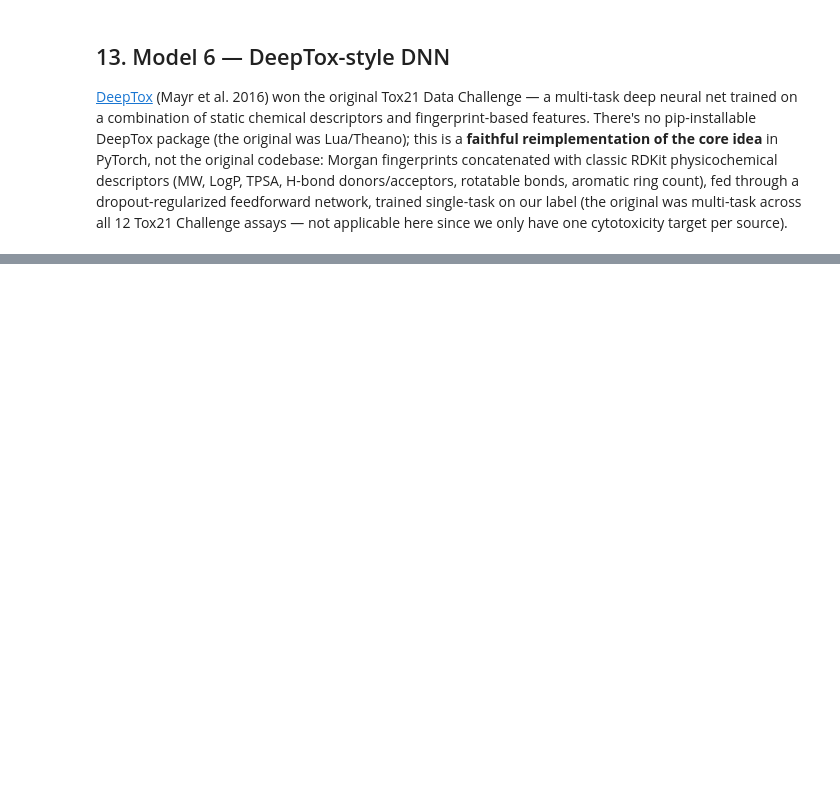
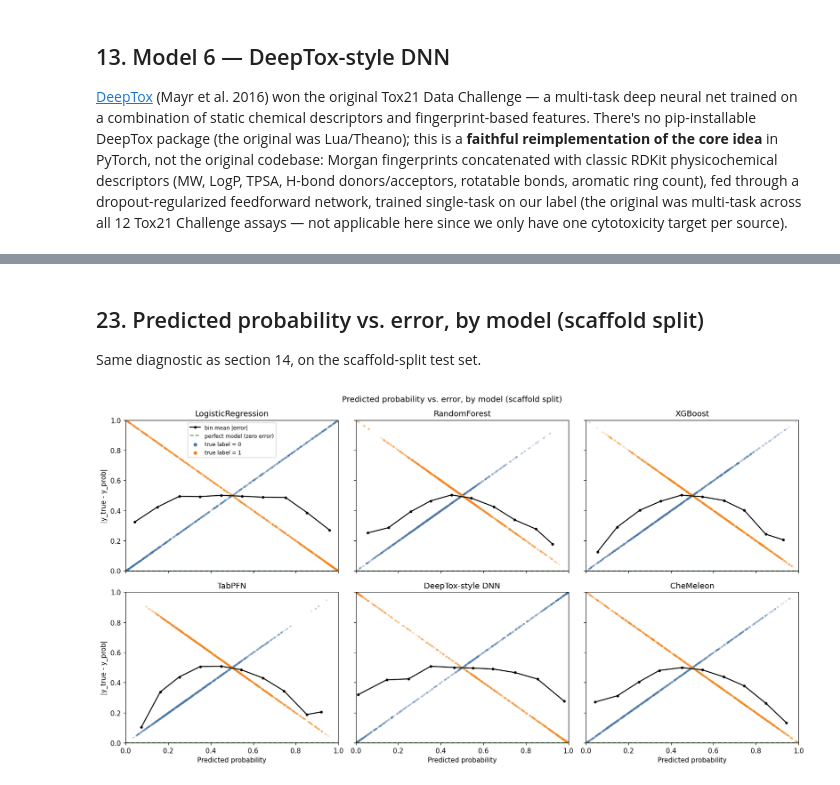
Before and after one commit to akkarimi/cytotoxicity-dataset-collection, a Jupyter notebook: notebooks/eda_and_baselines.ipynb, the cells around one changed output, grey strips where cells are left out. Saved outputs shown, nothing was run; the diff lists cells and outputs as text; code cells hidden in the pictures; blank space fills up the shorter version.

```diff
--- a/notebooks/eda_and_baselines.ipynb
+++ b/notebooks/eda_and_baselines.ipynb
@@ -499,0 +906,11 @@ DeepTox-style DNN: ROC-AUC=0.730  PR-AUC=0.670  balanced_acc=0.663  F1=0.601
+# %%
+scale_pos_weight_s = (y_train_s == 0).sum() / (y_train_s == 1).sum()
+xgb_clf_s = xgb.XGBClassifier(
+    n_estimators=500, max_depth=6, learning_rate=0.05,
+    subsample=0.8, colsample_bytree=0.8,
+    scale_pos_weight=scale_pos_weight_s,
+    eval_metric="logloss", n_jobs=-1, random_state=42,
+)
+xgb_clf_s.fit(X_train_s, y_train_s)
+y_prob_xgb_s = xgb_clf_s.predict_proba(X_test_s)[:, 1]
+_ = evaluate_scaffold("XGBoost", y_test_s, y_prob_xgb_s, meta_test_s)
@@ -499,0 +1006,5 @@ DeepTox-style DNN: ROC-AUC=0.730  PR-AUC=0.670  balanced_acc=0.663  F1=0.601
+# %%
+chemeleon_out_s = pd.read_csv(chemeleon_preds_path_s)
+assert len(chemeleon_out_s) == len(meta_test_s), "row count mismatch -- did test.csv change?"
+y_prob_chemeleon_s = chemeleon_out_s["cytotoxic_label"].values
+_ = evaluate_scaffold("CheMeleon", y_test_s, y_prob_chemeleon_s, meta_test_s)
@@ -499,0 +1072,55 @@ DeepTox-style DNN: ROC-AUC=0.730  PR-AUC=0.670  balanced_acc=0.663  F1=0.601
+# %% [markdown]
+## 23. Predicted probability vs. error, by model (scaffold split)
+
+Same diagnostic as section 14, on the scaffold-split test set.
+# %%
+model_probs_s = {
+    "LogisticRegression": y_prob_logreg_s,
+    "RandomForest": y_prob_rf_s,
+    "XGBoost": y_prob_xgb_s,
+    "TabPFN": y_prob_tabpfn_s,
+    "DeepTox-style DNN": y_prob_deeptox_s,
+}
+if os.path.exists(chemeleon_preds_path_s):
+    model_probs_s["CheMeleon"] = y_prob_chemeleon_s
+
+fig, axes = plt.subplots(2, 3, figsize=(15, 8), sharex=True, sharey=True)
+for ax, (name, y_prob) in zip(axes.flat, model_probs_s.items()):
+    y_prob = np.asarray(y_prob)
+    abs_err = np.abs(y_test_s - y_prob)
+
+    ax.axhline(0, color="#54A24B", ls="--", lw=1.5, label="perfect model (zero error)")
+
+    for cls in (0, 1):
+        mask = y_test_s == cls
+        ax.scatter(y_prob[mask], abs_err[mask], s=4, alpha=0.15, color=class_colors[cls])
+
+    bin_idx = np.clip(np.digitize(y_prob, bin_edges) - 1, 0, N_BINS - 1)
+    occupied = [b for b in range(N_BINS) if (bin_idx == b).any()]
+    bin_prob = [y_prob[bin_idx == b].mean() for b in occupied]
+    bin_err = [abs_err[bin_idx == b].mean() for b in occupied]
+    ax.plot(bin_prob, bin_err, color="black", lw=1.5, marker="o", markersize=3, label="bin mean |error|")
+
+    ax.set_title(name)
+    ax.set_xlim(0, 1)
+    ax.set_ylim(0, 1)
+
+axes.flat[0].scatter([], [], s=20, color=class_colors[0], label="true label = 0")
+axes.flat[0].scatter([], [], s=20, color=class_colors[1], label="true label = 1")
+handles, labels = axes.flat[0].get_legend_handles_labels()
+order = ["bin mean |error|", "perfect model (zero error)", "true label = 0", "true label = 1"]
+by_label = dict(zip(labels, handles))
+axes.flat[0].legend([by_label[l] for l in order], order, loc="upper center", fontsize=8)
+
+for ax in axes[-1, :]:
+    ax.set_xlabel("Predicted probability")
+for ax in axes[:, 0]:
+    ax.set_ylabel("|y_true - y_prob|")
+for ax in axes.flat[len(model_probs_s):]:
+    ax.set_visible(False)
+
+fig.suptitle("Predicted probability vs. error, by model (scaffold split)")
+plt.tight_layout()
+plt.show()
+# %% [output]
+[figure, added]
```
Also changed, not shown: parts of 48 cells of this notebook, 18 other files.
